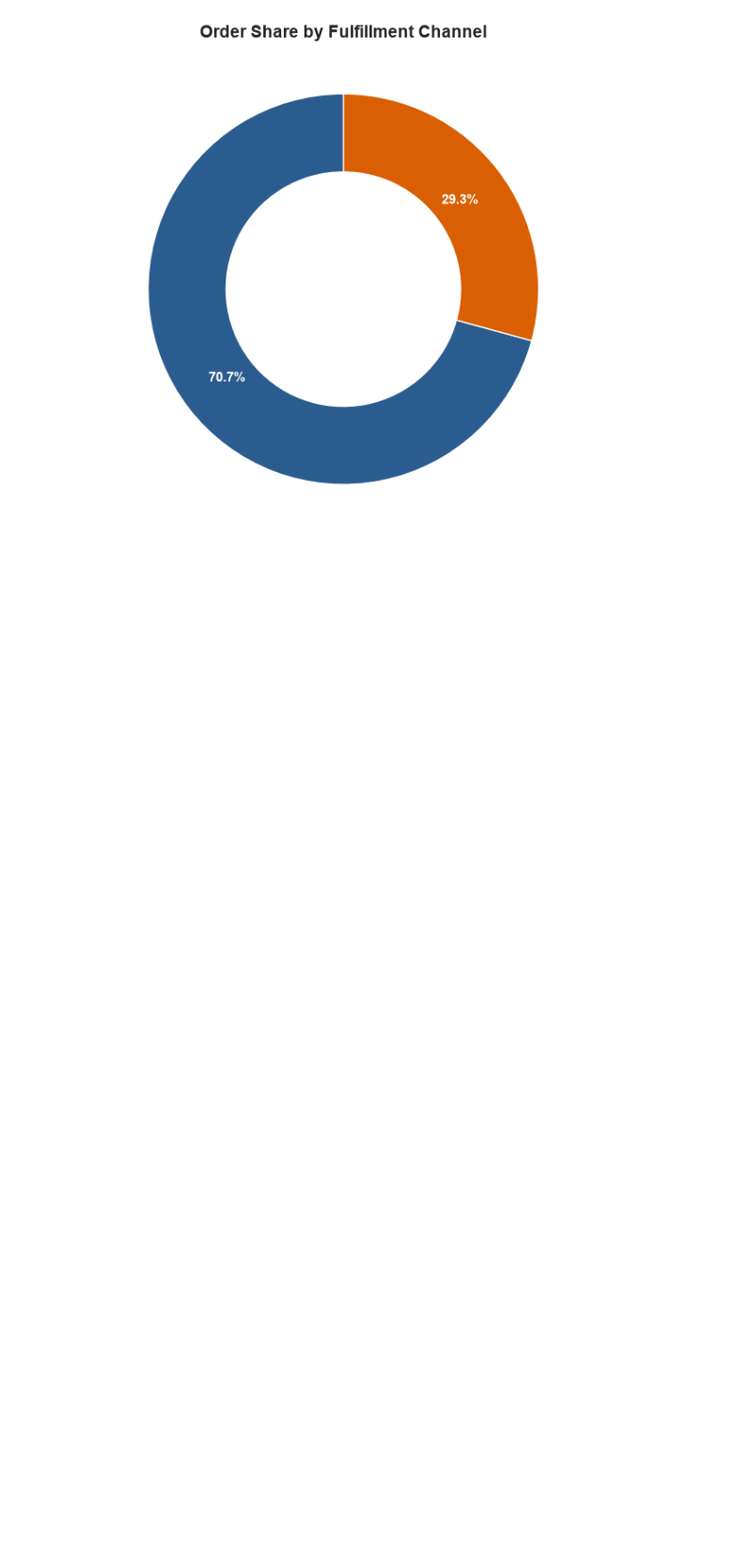
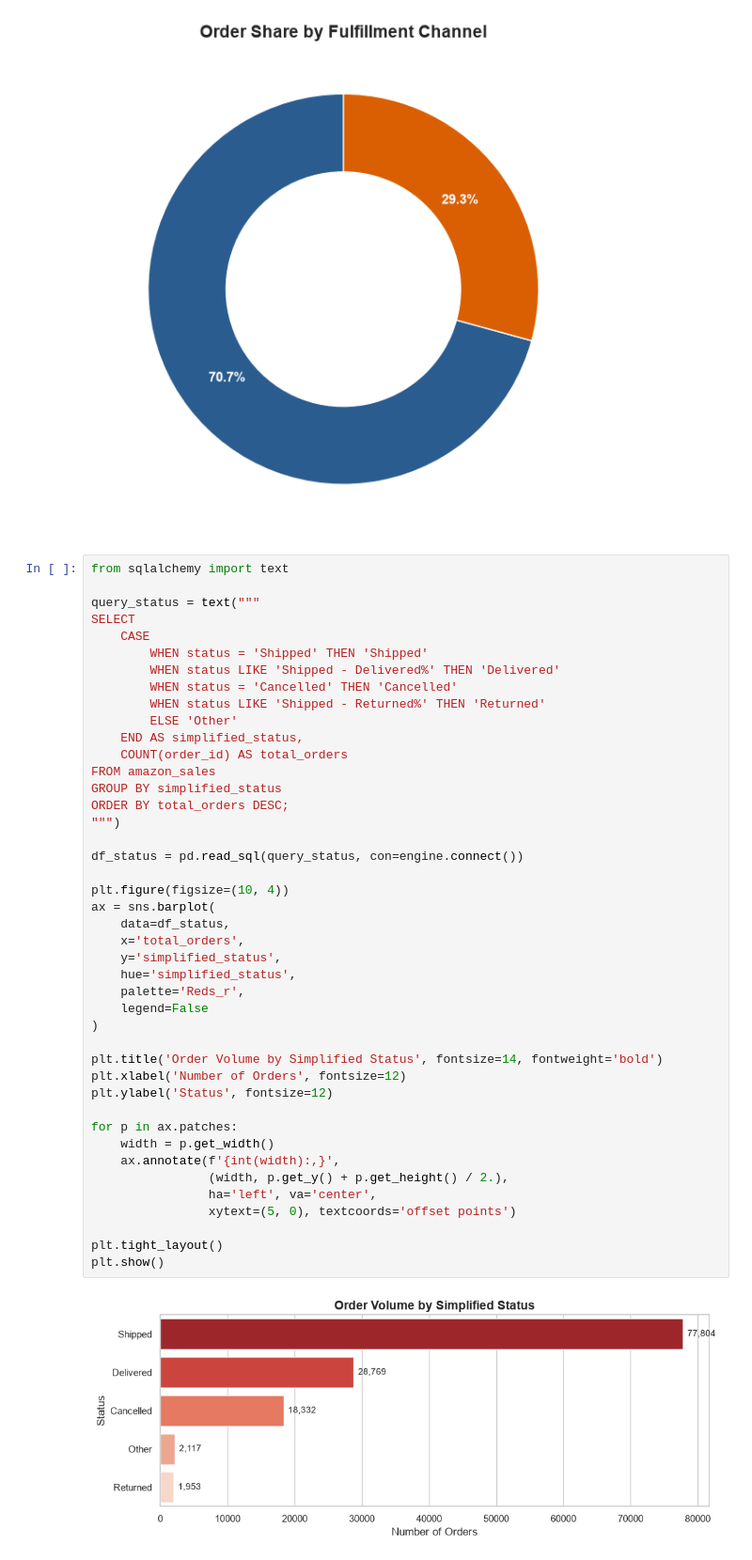
Before and after one commit to GreedIsGoody/e-commerce-amazon, a Jupyter notebook: notebook/first.ipynb, the cells around one changed output. Shown at 94% size. Drawn from its saved outputs; the diff is of its cells as text; blank space fills up the shorter version.

Commit message:
feat: Order Volume by simplified status

```diff
--- a/notebook/first.ipynb
+++ b/notebook/first.ipynb
@@ -142,3 +142,48 @@ plt.tight_layout()
 plt.show()
 # %% [output]
 [figure]
+# %%
+from sqlalchemy import text
+
+query_status = text("""
+SELECT
+    CASE
+        WHEN status = 'Shipped' THEN 'Shipped'
+        WHEN status LIKE 'Shipped - Delivered%' THEN 'Delivered'
+        WHEN status = 'Cancelled' THEN 'Cancelled'
+        WHEN status LIKE 'Shipped - Returned%' THEN 'Returned'
+        ELSE 'Other'
+    END AS simplified_status,
+    COUNT(order_id) AS total_orders
+FROM amazon_sales
+GROUP BY simplified_status
+ORDER BY total_orders DESC;
+""")
+
+df_status = pd.read_sql(query_status, con=engine.connect())
+
+plt.figure(figsize=(10, 4))
+ax = sns.barplot(
+    data=df_status,
+    x='total_orders',
+    y='simplified_status',
+    hue='simplified_status',
+    palette='Reds_r',
+    legend=False
+)
+
+plt.title('Order Volume by Simplified Status', fontsize=14, fontweight='bold')
+plt.xlabel('Number of Orders', fontsize=12)
+plt.ylabel('Status', fontsize=12)
+
+for p in ax.patches:
+    width = p.get_width()
+    ax.annotate(f'{int(width):,}',
+                (width, p.get_y() + p.get_height() / 2.),
+                ha='left', va='center',
+                xytext=(5, 0), textcoords='offset points')
+
+plt.tight_layout()
+plt.show()
+# %% [output]
+[figure, added]
```
